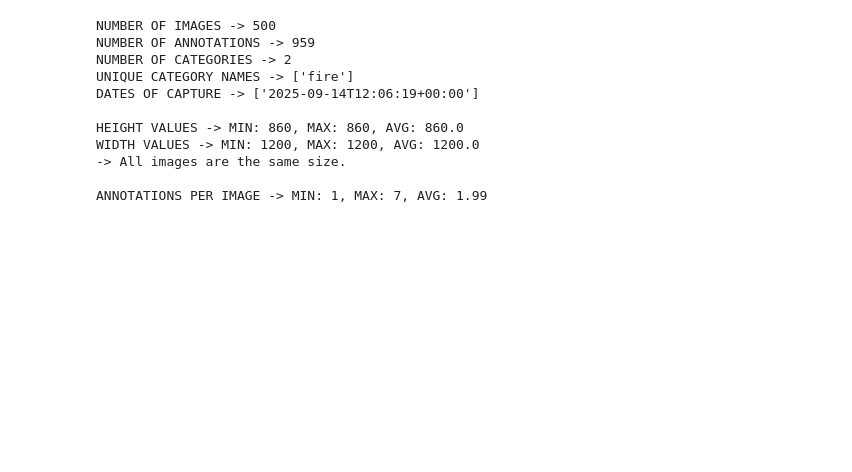
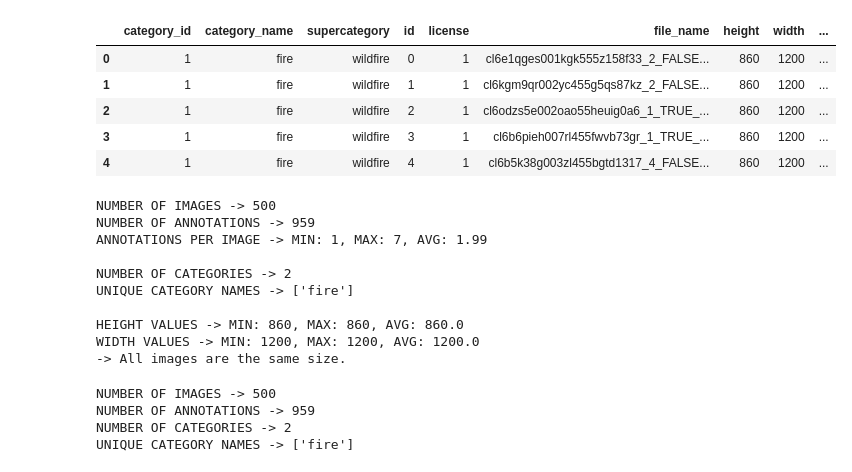
Before and after one commit to emese007/detection_incendies, a Jupyter notebook: notebooks/matthis_exploration.ipynb, the cells around one changed output. Saved outputs shown, nothing was run; the diff lists cells and outputs as text; code cells hidden in the pictures; blank space fills up the shorter version.

Commit message:
feat: provide exploration functions in data_explorer

```diff
--- a/notebooks/matthis_exploration.ipynb
+++ b/notebooks/matthis_exploration.ipynb
@@ -6,49 +6,75 @@ sys.path.append(os.path.abspath('..'))
 # %%
 # from pathlib import Path
 import pandas as pd
 from prepare_data.data_loader import load_data
+import matplotlib.pyplot as plt
 
 
 df, json_data = load_data('../data/raw/_annotations.coco.json')
+df.head()
+# %% [output]
+|  | category_id | category_name | supercategory | id | license | file_name | height | width | ... |
+| 0 | 1 | fire | wildfire | 0 | 1 | cl6e1qges001kgk555z158f33_2_FALSE... | 860 | 1200 | ... |
+| 1 | 1 | fire | wildfire | 1 | 1 | cl6kgm9qr002yc455g5qs87kz_2_FALSE... | 860 | 1200 | ... |
+| 2 | 1 | fire | wildfire | 2 | 1 | cl6odzs5e002oao55heuig0a6_1_TRUE_... | 860 | 1200 | ... |
+| 3 | 1 | fire | wildfire | 3 | 1 | cl6b6pieh007rl455fwvb73gr_1_TRUE_... | 860 | 1200 | ... |
+| 4 | 1 | fire | wildfire | 4 | 1 | cl6b5k38g003zl455bgtd1317_4_FALSE... | 860 | 1200 | ... |
 # %%
 def explore_data(df, json_data):
     n_images = len(json_data['images'])
     n_annotations = len(json_data['annotations'])
     n_categories = len(json_data['categories'])
     category_names = df['category_name'].unique()
-    capture_dates = df['date_captured'].unique()
-    heights = [image['height'] for image in json_data['images']]
-    widths = [image['width'] for image in json_data['images']]
+    images_height = [image['height'] for image in json_data['images']]
+    images_width = [image['width'] for image in json_data['images']]
     annotations_per_image = df.groupby('image_id').size()
 
     print(f'NUMBER OF IMAGES -> {n_images}')
     print(f'NUMBER OF ANNOTATIONS -> {n_annotations}')
-    print(f'NUMBER OF CATEGORIES -> {n_categories}')
+    print(
+        f'ANNOTATIONS PER IMAGE -> MIN: {min(annotations_per_image)}, MAX: {max(annotations_per_image)}, AVG: {annotations_per_image.mean():.2f}'
+    )
+    print(f'\nNUMBER OF CATEGORIES -> {n_categories}')
     print(f'UNIQUE CATEGORY NAMES -> {category_names}')
-    print(f'DATES OF CAPTURE -> {capture_dates}')
     print(
-        f'\nHEIGHT VALUES -> MIN: {min(heights)}, MAX: {max(heights)}, AVG: {sum(heights) / len(heights)}'
+        f'\nHEIGHT VALUES -> MIN: {min(images_height)}, MAX: {max(images_height)}, AVG: {sum(images_height) / len(images_height)}'
     )
     print(
-        f'WIDTH VALUES -> MIN: {min(widths)}, MAX: {max(widths)}, AVG: {sum(widths) / len(widths)}'
+        f'WIDTH VALUES -> MIN: {min(images_width)}, MAX: {max(images_width)}, AVG: {sum(images_width) / len(images_width)}'
     )
-    if min(heights) == max(heights) and min(widths) == max(widths):
+    if min(images_height) == max(images_height) and min(images_width) == max(
+        images_width
+    ):
         print('-> All images are the same size.')
-    print(
-        f'\nANNOTATIONS PER IMAGE -> MIN: {min(annotations_per_image)}, MAX: {max(annotations_per_image)}, AVG: {annotations_per_image.mean():.2f}'
-    )
 
 
 explore_data(df, json_data)
 # %% [output]
 NUMBER OF IMAGES -> 500
 NUMBER OF ANNOTATIONS -> 959
+ANNOTATIONS PER IMAGE -> MIN: 1, MAX: 7, AVG: 1.99
+
 NUMBER OF CATEGORIES -> 2
 UNIQUE CATEGORY NAMES -> ['fire']
-DATES OF CAPTURE -> ['2025-09-14T12:06:19+00:00']
 
 HEIGHT VALUES -> MIN: 860, MAX: 860, AVG: 860.0
 WIDTH VALUES -> MIN: 1200, MAX: 1200, AVG: 1200.0
 -> All images are the same size.
-
-ANNOTATIONS PER IMAGE -> MIN: 1, MAX: 7, AVG: 1.99
+# %%
+def get_basic_informations(json_data):
+    n_images = len(json_data['images'])
+    n_annotations = len(json_data['annotations'])
+    n_categories = len(json_data['categories'])
+    category_names = df['category_name'].unique()
+    print(f'NUMBER OF IMAGES -> {n_images}')
+    print(f'NUMBER OF ANNOTATIONS -> {n_annotations}')
+    print(f'NUMBER OF CATEGORIES -> {n_categories}')
+    print(f'UNIQUE CATEGORY NAMES -> {category_names}')
+
+
+get_basic_informations(json_data)
+# %% [output]
+NUMBER OF IMAGES -> 500
+NUMBER OF ANNOTATIONS -> 959
+NUMBER OF CATEGORIES -> 2
+UNIQUE CATEGORY NAMES -> ['fire']
```
Also changed, not shown: parts of 3 cells of this notebook, 1 other file.
